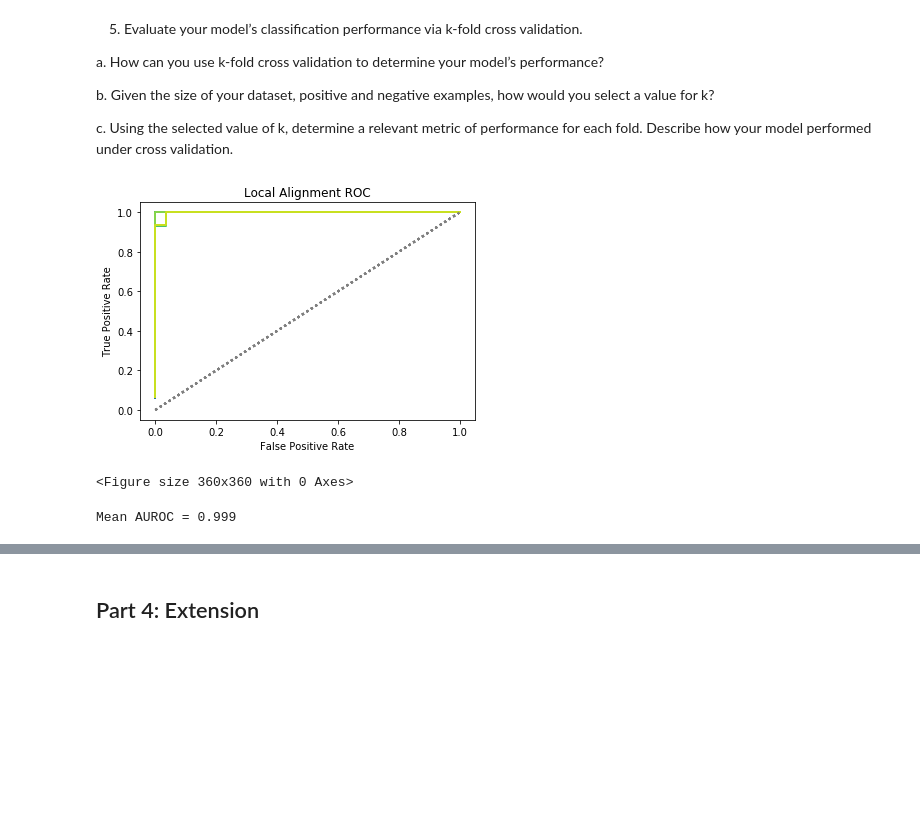
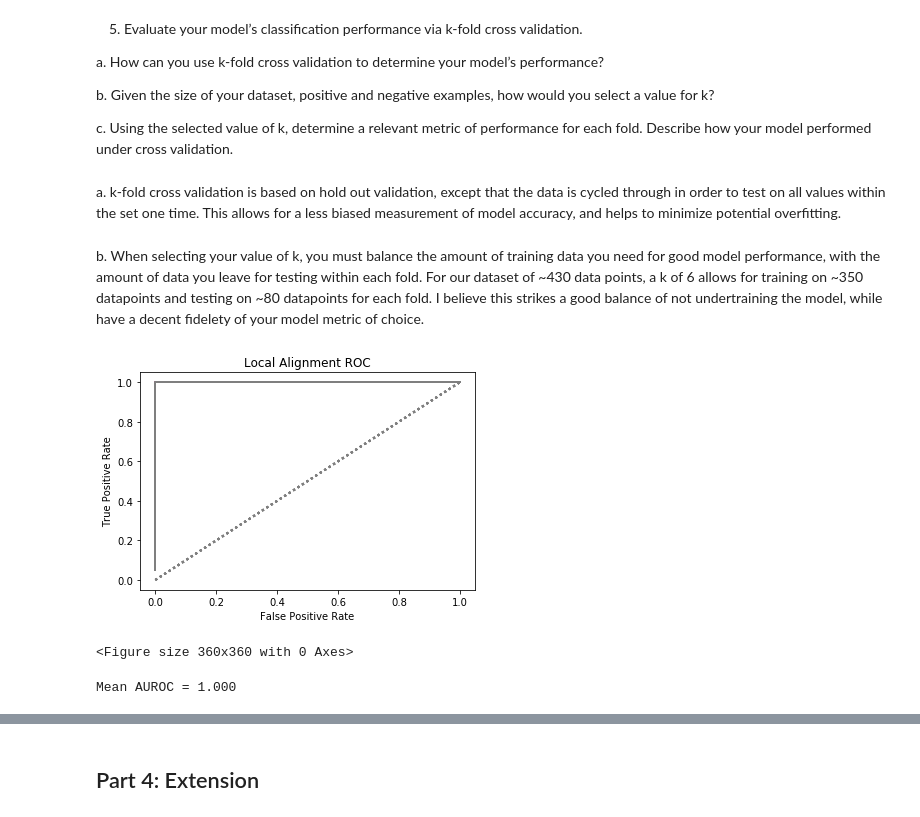
Before and after one commit to zagerpatrick/Project3, a Jupyter notebook: Patrick_Zager_BMI203_HW3.ipynb, the cells around one changed output, grey strips where cells are left out. Cells and saved outputs as stored; diff of their text form; code cells hidden in the pictures; blank space fills up the shorter version.

```diff
--- a/Patrick_Zager_BMI203_HW3.ipynb
+++ b/Patrick_Zager_BMI203_HW3.ipynb
@@ -208,7 +208,7 @@ learning_rate = 2e-3
 
 # Create and fit model
 dim = [68, 10, 1]
-net = nn.NeuralNetwork(dim)
+net = nn.NeuralNetwork(dim, 'logistic')
 net.fit(x, y, n_epochs, learning_rate)
 
 # Plot loss over range of epochs
@@ -227,5 +227,5 @@ x_ = test_array
 y_ = test_labels
 
 # Make prediction on testing data
-yfin = net.predict(x_, y_)
+yfin = net.predict(x_)
 # %%
@@ -274,19 +276,26 @@ a. How can you use k-fold cross validation to determine your model’s performan
 b. Given the size of your dataset, positive and negative examples, how would you select a value for k?
 
 c. Using the selected value of k, determine a relevant metric of performance for each fold. Describe how your model performed under cross validation.
+# %% [markdown]
+a. k-fold cross validation is based on hold out validation, except that the data is cycled through in order to test on all values within the set one time. This allows for a less biased measurement of model accuracy, and helps to minimize potential overfitting.
+# %% [markdown]
+b. When selecting your value of k, you must balance the amount of training data you need for good model performance, with the amount of data you leave for testing within each fold. For our dataset of ~430 data points, a k of 6 allows for training on ~350 datapoints and testing on ~80 datapoints for each fold. I believe this strikes a good balance of not undertraining the model, while have a decent fidelety of your model metric of choice.
 # %%
 # Let's recombine our arrays from earlier so they can be split k-times
 
 input_array = np.concatenate((train_array, test_array), axis=1)
 output_array = np.concatenate((train_labels, test_labels), axis=1)
 # %%
-#
-k = 10
+# K-fold cross validation setup
+
+k = 8
 
 shuffle = np.random.permutation(input_array.shape[1])
 split_shuffle = list(util.split(shuffle, k))
 # %%
-n_epochs = 1000
+# Model training and testing
+
+n_epochs = 2000
 learning_rate = 2e-3
 dim = [68, 10, 1]
 
@@ -295,36 +304,36 @@ auc_list = []
 for n, test in enumerate(split_shuffle):
 
     train_list = split_shuffle.copy()
     del train_list[n]
     train = np.hstack(train_list)
 
     x = input_array[:, train]
     y = output_array[:, train]
 
     x_ = input_array[:, test]
     y_ = output_array[:, test]
 
-    net = nn.NeuralNetwork(dim)
+    net = nn.NeuralNetwork(dim, 'logistic')
     net.fit(x, y, n_epochs, learning_rate)
 
     # Make prediction on testing data
-    yfin = net.predict(x_, y_)
+    yfin = net.predict(x_)
 
     pred_list = util.pred_gen(yfin[0])
     tpr, fpr = util.pr_calc(y_[0], pred_list)
     auc_list.append(auc(fpr, tpr))
 
-    plt.plot(fpr, tpr, c=cmap(26*n), lw=2)
+    plt.plot(fpr, tpr, lw=2)
     plt.plot([0, 1], [0, 1], color='C7', lw=2, linestyle=':')
     plt.title('Local Alignment ROC')
     plt.xlabel('False Positive Rate')
     plt.ylabel('True Positive Rate')
 
 plt.figure(figsize=[5,5])
 plt.show()
 
 print(f'Mean AUROC = {np.mean(auc_list):.3f}')
 # %% [output]
-[figure, old version]
+[figure, new version]
 <Figure size 360x360 with 0 Axes>
-Mean AUROC = 0.999
+Mean AUROC = 1.000
```
Also changed, not shown: parts of 21 cells of this notebook, 5 other files.
